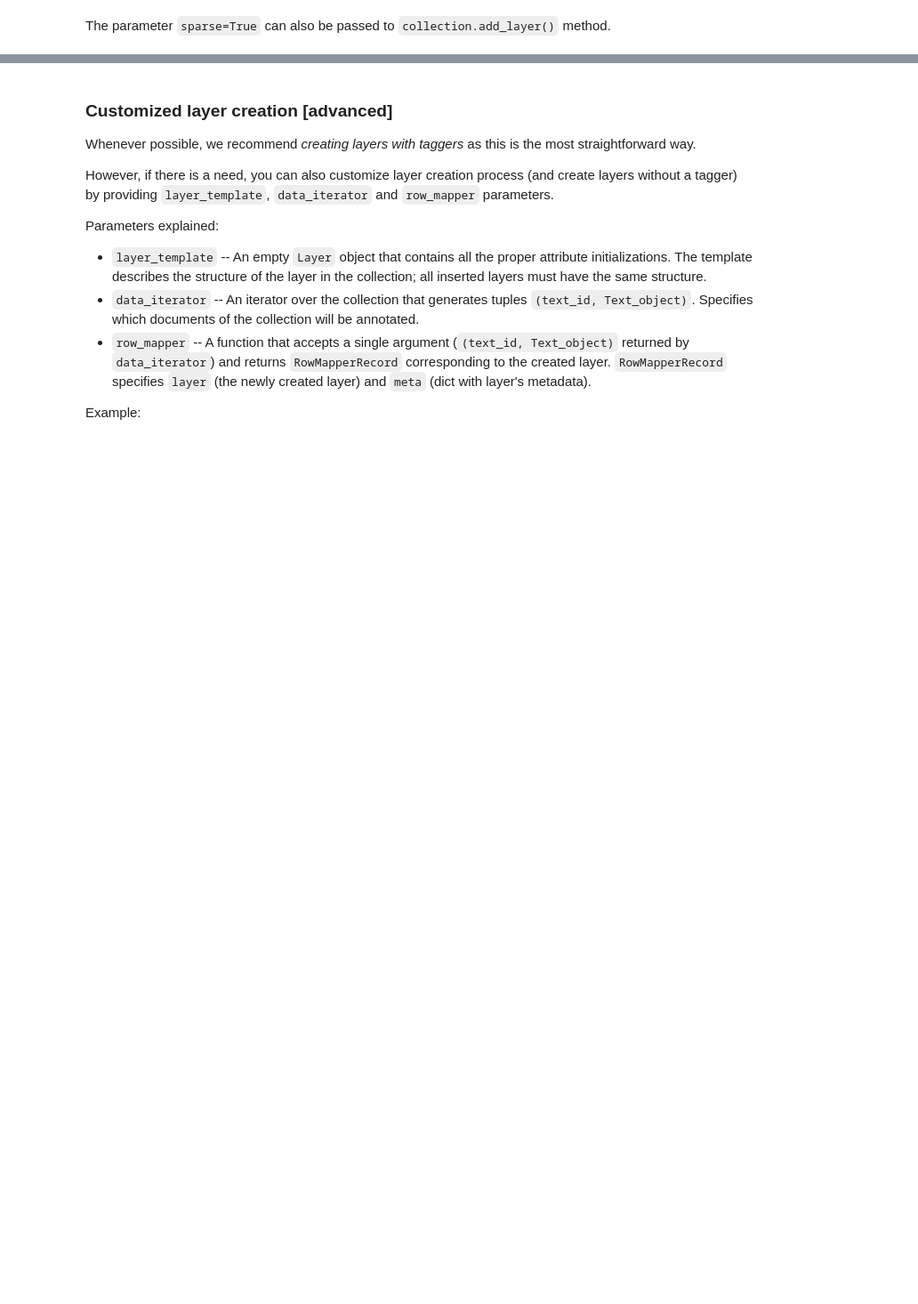
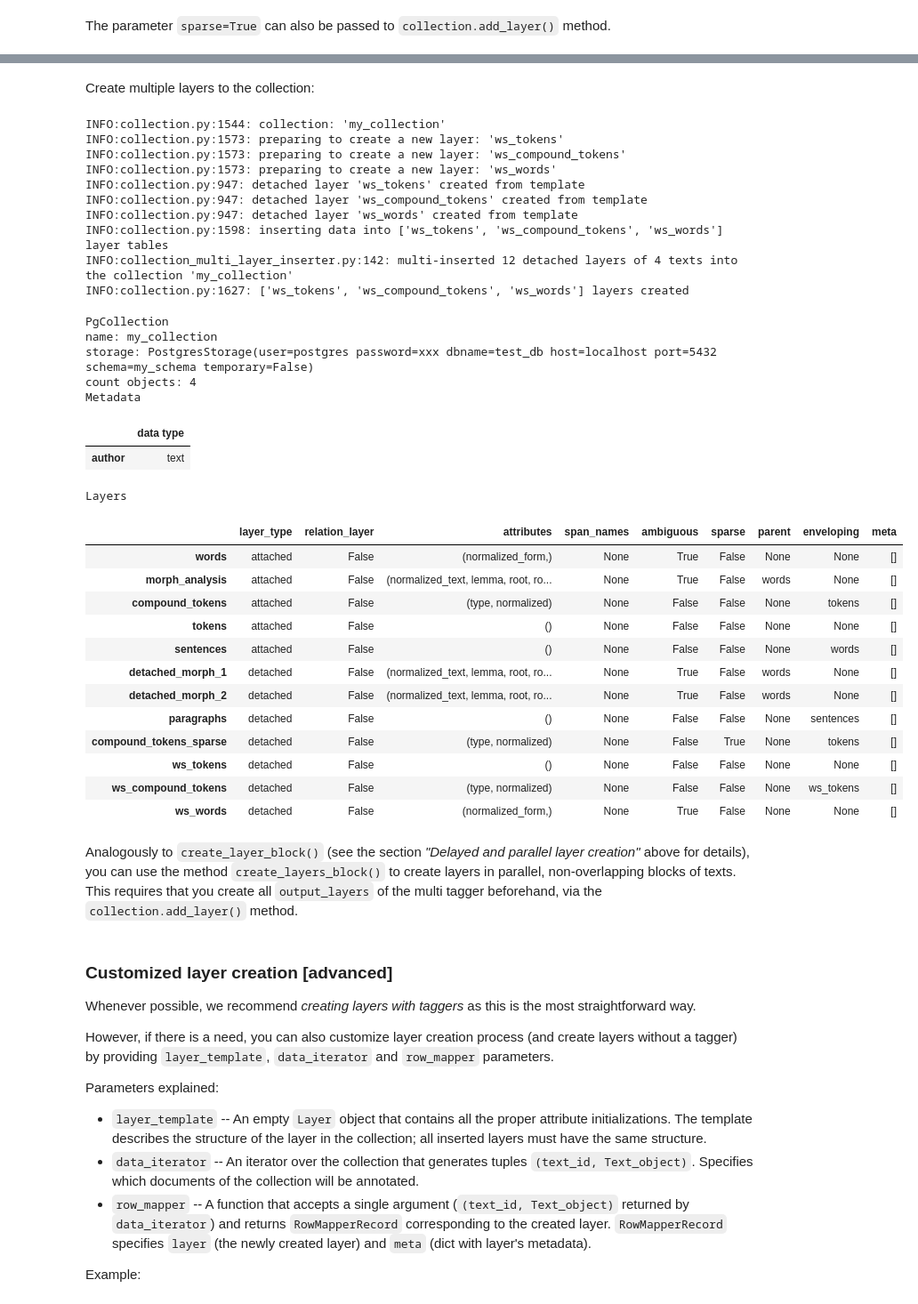
Before and after one commit to estnltk/estnltk, a Jupyter notebook: tutorials/storage/storing_text_objects_in_postgres.ipynb, the cells around one changed output, grey strips where cells are left out. Shown at 89% size. Cells and saved outputs as stored; diff of their text form; code cells hidden in the pictures; blank space fills up the shorter version.

Commit message:
Updated postgres' tutorial: added information about using collection.create_layers

```diff
--- a/tutorials/storage/storing_text_objects_in_postgres.ipynb
+++ b/tutorials/storage/storing_text_objects_in_postgres.ipynb
@@ -406,3 +455,48 @@ The parameter `sparse=True` can also be passed to `collection.add_layer()` metho
+# %%
+ws_tokenization_multitagger = WhiteSpaceTokenizationMultiTagger()
+# %% [markdown]
+Create multiple layers to the collection:
+# %%
+# Tag layers
+collection.create_layers(tagger=ws_tokenization_multitagger)
+
+# Check results
+collection
+# %% [output]
+INFO:collection.py:1544: collection: 'my_collection'
+INFO:collection.py:1573: preparing to create a new layer: 'ws_tokens'
+INFO:collection.py:1573: preparing to create a new layer: 'ws_compound_tokens'
+INFO:collection.py:1573: preparing to create a new layer: 'ws_words'
+INFO:collection.py:947: detached layer 'ws_tokens' created from template
+INFO:collection.py:947: detached layer 'ws_compound_tokens' created from template
+INFO:collection.py:947: detached layer 'ws_words' created from template
+INFO:collection.py:1598: inserting data into ['ws_tokens', 'ws_compound_tokens', 'ws_words'] layer tables
+INFO:collection_multi_layer_inserter.py:142: multi-inserted 12 detached layers of 4 texts into the collection 'my_collection'
+INFO:collection.py:1627: ['ws_tokens', 'ws_compound_tokens', 'ws_words'] layers created
+PgCollection
+name: my_collection
+storage: PostgresStorage(user=postgres password=xxx dbname=test_db host=localhost port=5432 schema=my_schema temporary=False)
+count objects: 4
+Metadata
+|  | data type |
+| author | text |
+Layers
+|  | layer_type | relation_layer | attributes | span_names | ambiguous | sparse | parent | enveloping | meta |
+| words | attached | False | (normalized_form,) | None | True | False | None | None | [] |
+| morph_analysis | attached | False | (normalized_text, lemma, root, ro... | None | True | False | words | None | [] |
+| compound_tokens | attached | False | (type, normalized) | None | False | False | None | tokens | [] |
+| tokens | attached | False | () | None | False | False | None | None | [] |
+| sentences | attached | False | () | None | False | False | None | words | [] |
+| detached_morph_1 | detached | False | (normalized_text, lemma, root, ro... | None | True | False | words | None | [] |
+| detached_morph_2 | detached | False | (normalized_text, lemma, root, ro... | None | True | False | words | None | [] |
+| paragraphs | detached | False | () | None | False | False | None | sentences | [] |
+| compound_tokens_sparse | detached | False | (type, normalized) | None | False | True | None | tokens | [] |
+| ws_tokens | detached | False | () | None | False | False | None | None | [] |
+| ws_compound_tokens | detached | False | (type, normalized) | None | False | False | None | ws_tokens | [] |
+| ws_words | detached | False | (normalized_form,) | None | True | False | None | None | [] |
+# %% [markdown]
+Analogously to `create_layer_block()` (see the section _"Delayed and parallel layer creation"_ above for details), you can use the method `create_layers_block()` to create layers in parallel, non-overlapping blocks of texts.
+This requires that you create all `output_layers` of the multi tagger beforehand, via the `collection.add_layer()` method.
 # %% [markdown]
 ### Customized layer creation [advanced]
 
```
Also changed, not shown: parts of 25 cells of this notebook.
